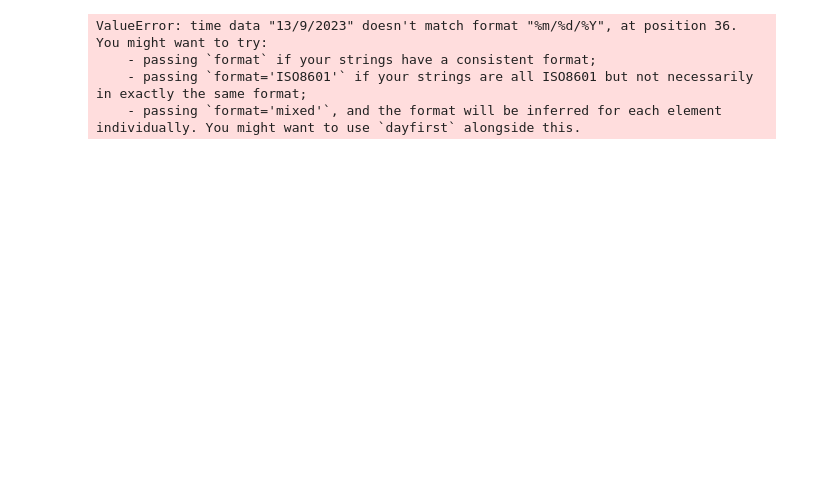
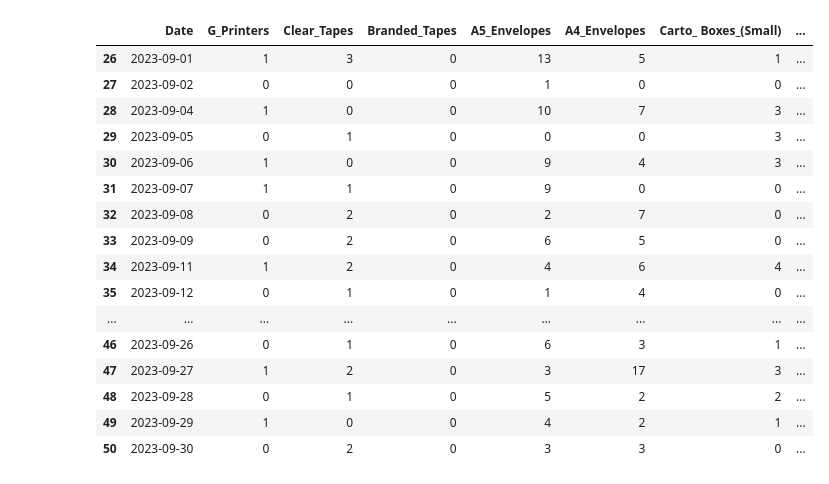
Before and after one commit to Nyotabenson/DILAGAIN-TECHNOLOGIES-Inventory-tracker-, a Jupyter notebook: general.ipynb, the cells around one changed output. Saved outputs shown, nothing was run; the diff lists cells and outputs as text; code cells hidden in the pictures; blank space fills up the shorter version.

```diff
--- a/general.ipynb
+++ b/general.ipynb
@@ -36,7 +54,2 @@ memory usage: 7.3+ KB
 # %%
-gen_df['Date'] = pd.to_datetime(gen_df['Date'])
+gen_df['Date'] = pd.to_datetime(gen_df['Date'], format='%d/%m/%Y')
-# %% [output]
-ValueError: time data "13/9/2023" doesn't match format "%m/%d/%Y", at position 36. You might want to try:
-    - passing `format` if your strings have a consistent format;
-    - passing `format='ISO8601'` if your strings are all ISO8601 but not necessarily in exactly the same format;
-    - passing `format='mixed'`, and the format will be inferred for each element individually. You might want to use `dayfirst` alongside this.
@@ -42,0 +70,20 @@ ValueError: time data "13/9/2023" doesn't match format "%m/%d/%Y", at position 3
+# %%
+prev2_mon_df
+# %% [output]
+|  | Date | G_Printers | Clear_Tapes | Branded_Tapes | A5_Envelopes | A4_Envelopes | Carto_ Boxes_(Small) | ... |
+| 26 | 2023-09-01 | 1 | 3 | 0 | 13 | 5 | 1 | ... |
+| 27 | 2023-09-02 | 0 | 0 | 0 | 1 | 0 | 0 | ... |
+| 28 | 2023-09-04 | 1 | 0 | 0 | 10 | 7 | 3 | ... |
+| 29 | 2023-09-05 | 0 | 1 | 0 | 0 | 0 | 3 | ... |
+| 30 | 2023-09-06 | 1 | 0 | 0 | 9 | 4 | 3 | ... |
+| 31 | 2023-09-07 | 1 | 1 | 0 | 9 | 0 | 0 | ... |
+| 32 | 2023-09-08 | 0 | 2 | 0 | 2 | 7 | 0 | ... |
+| 33 | 2023-09-09 | 0 | 2 | 0 | 6 | 5 | 0 | ... |
+| 34 | 2023-09-11 | 1 | 2 | 0 | 4 | 6 | 4 | ... |
+| 35 | 2023-09-12 | 0 | 1 | 0 | 1 | 4 | 0 | ... |
+| ... | ... | ... | ... | ... | ... | ... | ... | ... |
+| 46 | 2023-09-26 | 0 | 1 | 0 | 6 | 3 | 1 | ... |
+| 47 | 2023-09-27 | 1 | 2 | 0 | 3 | 17 | 3 | ... |
+| 48 | 2023-09-28 | 0 | 1 | 0 | 5 | 2 | 2 | ... |
+| 49 | 2023-09-29 | 1 | 0 | 0 | 4 | 2 | 1 | ... |
+| 50 | 2023-09-30 | 0 | 2 | 0 | 3 | 3 | 0 | ... |
```
Also changed, not shown: parts of 8 cells of this notebook, 3 other files.
